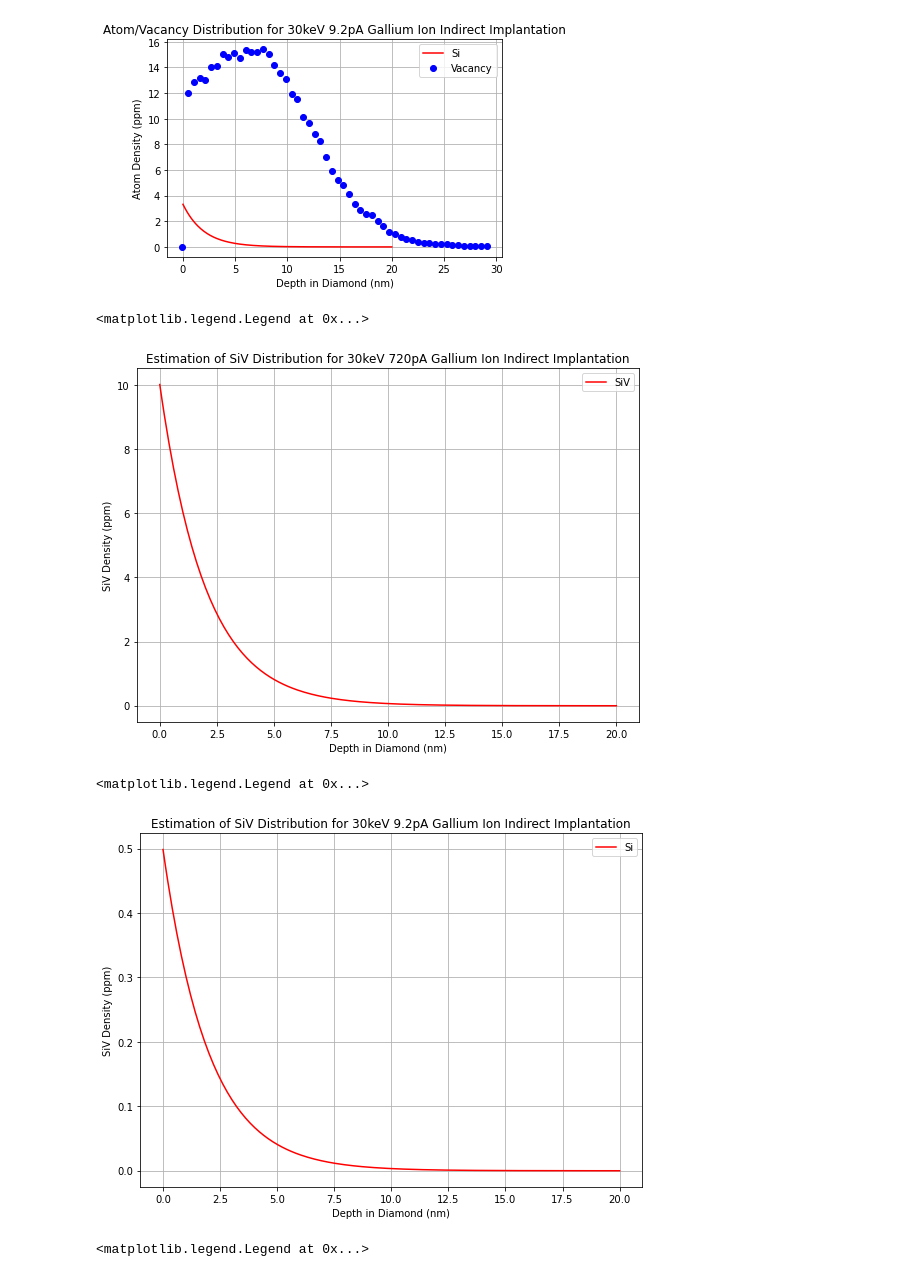
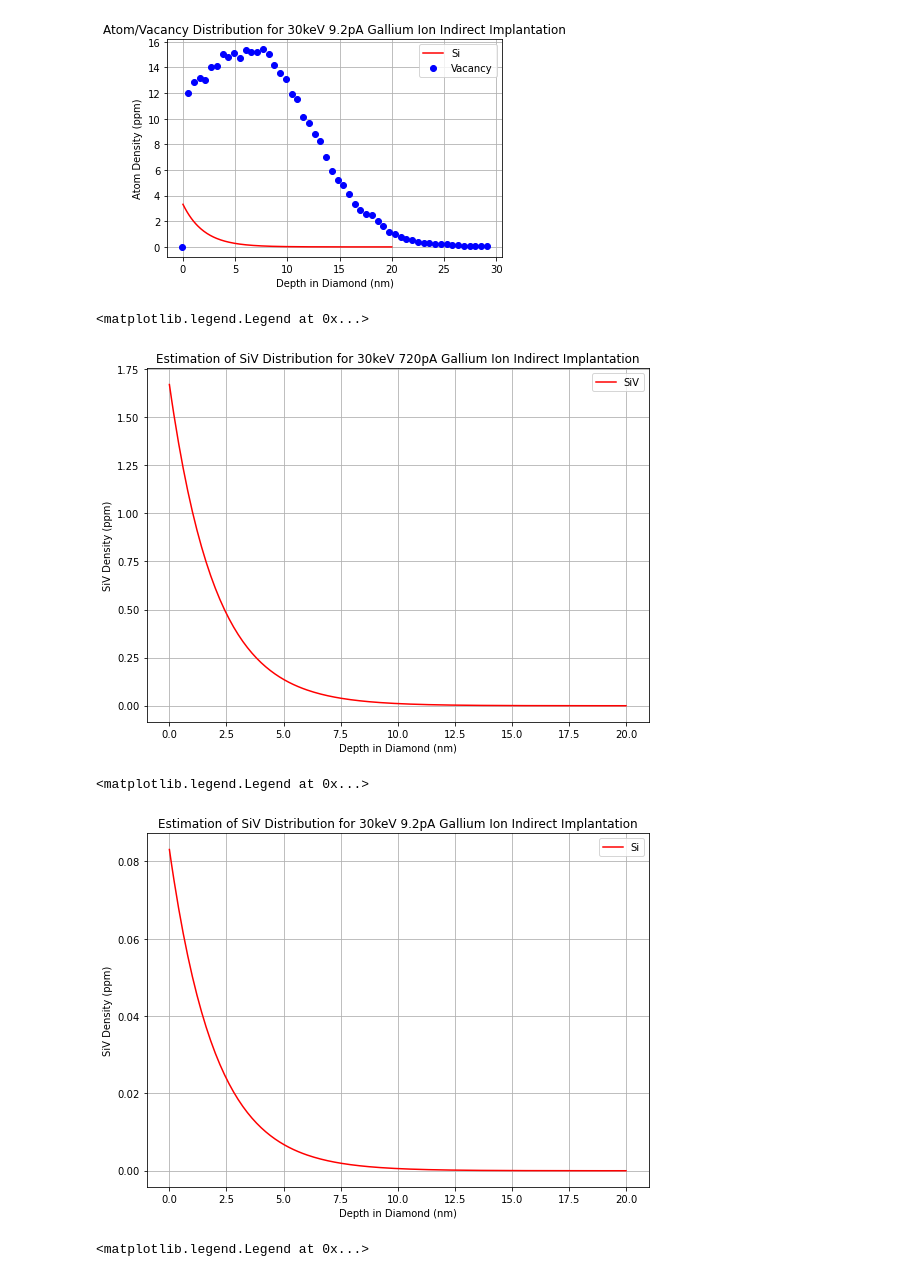
Before and after one commit to ahserhan/SiO2-SiV, a Jupyter notebook: simulation_process.ipynb, the cells around one changed output. Cells and saved outputs as stored; diff of their text form; code cells hidden in the pictures.

```diff
--- a/simulation_process.ipynb
+++ b/simulation_process.ipynb
@@ -171,26 +171,26 @@ plt.legend()
 # %%
 Index = list(range(0,100))
 plt.figure(figsize=(9,6.5))
 plt.grid()
 plt.title('Estimation of SiV Distribution for 30keV 720pA Gallium Ion Indirect Implantation')
 plt.xlabel(r'Depth in Diamond (nm)')
 plt.ylabel(r'SiV Density (ppm)')
-plt.plot(fit_x, ppm*0.15, '-r',label = 'SiV')
+plt.plot(fit_x, ppm*0.025, '-r',label = 'SiV')
 plt.legend()
 # %% [output]
 <matplotlib.legend.Legend at 0x...>
-[figure, old version]
+[figure, new version]
 # %%
 plt.figure(figsize=(9,6.5))
 plt.grid()
 plt.title('Estimation of SiV Distribution for 30keV 9.2pA Gallium Ion Indirect Implantation')
 plt.xlabel(r'Depth in Diamond (nm)')
 plt.ylabel(r'SiV Density (ppm)')
-plt.plot(fit_x, ppm2*0.15, '-r',label = 'Si')
+plt.plot(fit_x, ppm2*0.025, '-r',label = 'Si')
 plt.legend()
 # %% [output]
 <matplotlib.legend.Legend at 0x...>
-[figure, old version]
+[figure, new version]
 # %%
 Index = list(range(50,100))
 finev = pd.read_csv('fineVACANCY.csv')
```
